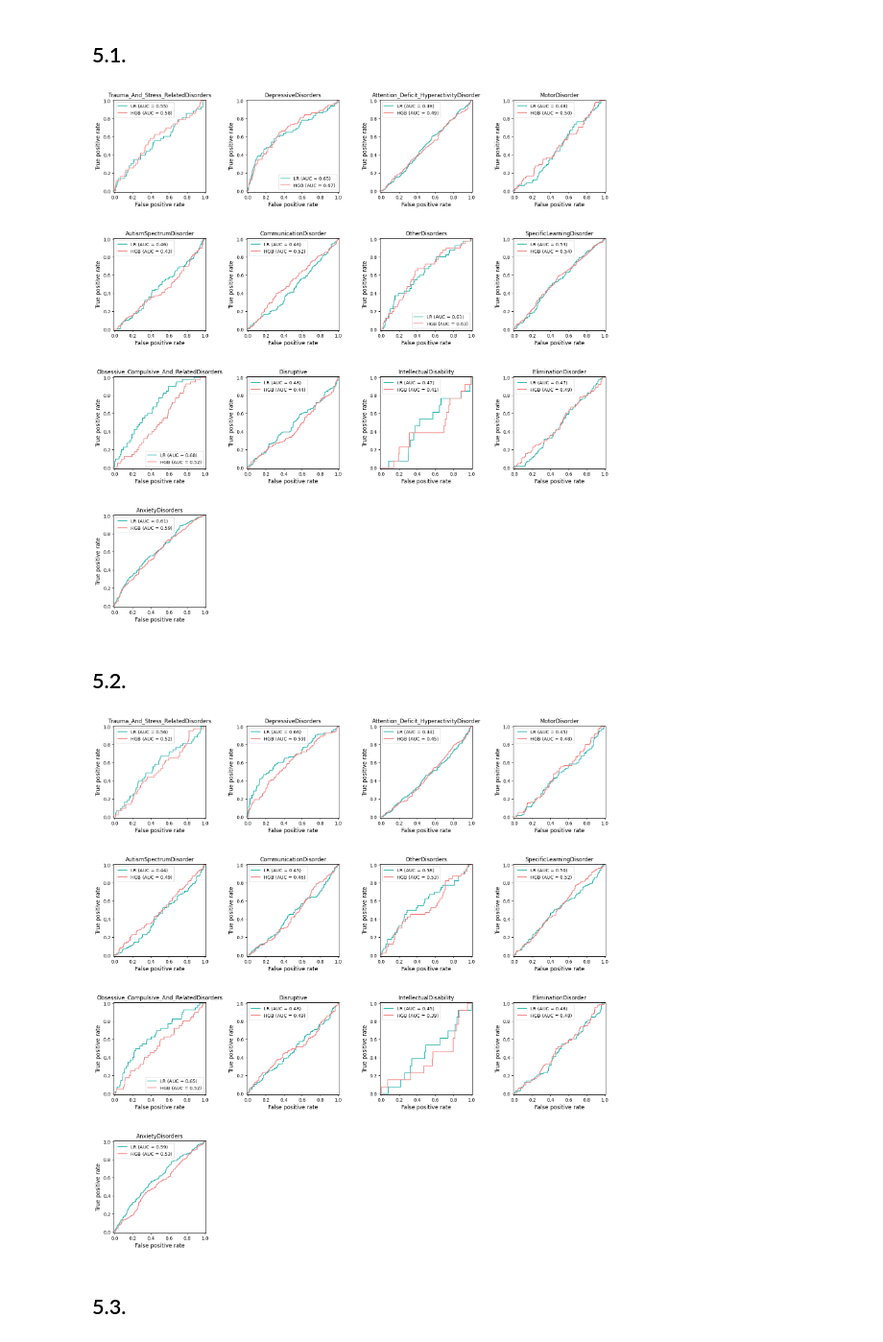
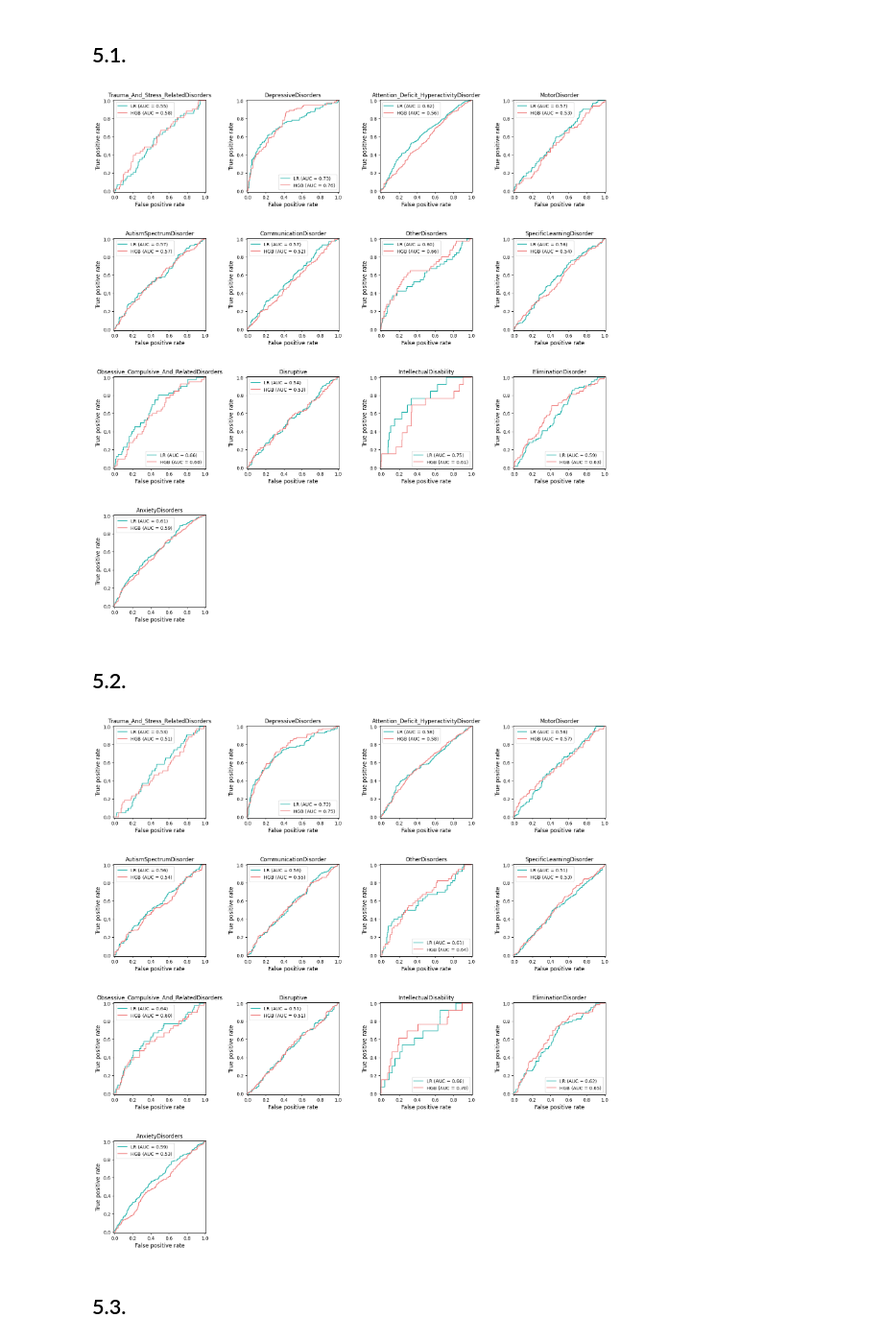
Before and after one commit to damian-jazz/comorbidity_prediction, a Jupyter notebook: separate_estimator_analysis.ipynb, the cells around one changed output. Shown at 96% size. Drawn from its saved outputs; the diff is of its cells as text; code cells hidden in the pictures.

```diff
--- a/separate_estimator_analysis.ipynb
+++ b/separate_estimator_analysis.ipynb
@@ -174,0 +215,5 @@ AnxietyDisorders: {'l2_regularization': 0.1, 'learning_rate': 0.01, 'max_iter':
+# %%
+hgb_1_estimators = {}
+
+for k,v in param_dict.items():
+    hgb_1_estimators[k] = HistGradientBoostingClassifier(random_state=0, l2_regularization=v['l2_regularization'], learning_rate=v['learning_rate'], max_iter=v['max_iter']).fit(X_train, Y_train[k])
@@ -261,0 +333,5 @@ AnxietyDisorders: {'C': 0.0001}
+# %%
+lr_2_estimators = {}
+
+for k,v in param_dict.items():
+    lr_2_estimators[k] = LogisticRegression(max_iter=10000, n_jobs=-1, C=v['C'] , random_state=0).fit(X_train, Y_train[k])
@@ -318,0 +405,22 @@ AnxietyDisorders: {'l2_regularization': 0.1, 'learning_rate': 0.1, 'max_iter': 1
+# %%
+# Hardcoded optimal params
+param_dict = {
+    'Trauma_And_Stress_RelatedDisorders': {'l2_regularization': 0.1, 'learning_rate': 0.1, 'max_iter': 200},
+    'DepressiveDisorders': {'l2_regularization': 0.1, 'learning_rate': 0.05, 'max_iter': 100},
+    'Attention_Deficit_HyperactivityDisorder': {'l2_regularization': 0.001, 'learning_rate': 0.05, 'max_iter': 100},
+    'MotorDisorder': {'l2_regularization': 0.1, 'learning_rate': 0.01, 'max_iter': 100},
+    'AutismSpectrumDisorder': {'l2_regularization': 0.01, 'learning_rate': 0.05, 'max_iter': 100},
+    'CommunicationDisorder': {'l2_regularization': 0.001, 'learning_rate': 0.1, 'max_iter': 200},
+    'OtherDisorders': {'l2_regularization': 0.01, 'learning_rate': 0.05, 'max_iter': 200},
+    'SpecificLearningDisorder': {'l2_regularization': 0.001, 'learning_rate': 0.1, 'max_iter': 100},
+    'Obsessive_Compulsive_And_RelatedDisorders': {'l2_regularization': 0.01, 'learning_rate': 0.1, 'max_iter': 100},
+    'Disruptive': {'l2_regularization': 0.001, 'learning_rate': 0.05, 'max_iter': 200},
+    'IntellectualDisability': {'l2_regularization': 0.01, 'learning_rate': 0.1, 'max_iter': 200},
+    'EliminationDisorder': {'l2_regularization': 0.1, 'learning_rate': 0.05, 'max_iter': 200},
+    'AnxietyDisorders': {'l2_regularization': 0.1, 'learning_rate': 0.1, 'max_iter': 100},
+}
+# %%
+hgb_2_estimators = {}
+
+for k,v in param_dict.items():
+    hgb_2_estimators[k] = HistGradientBoostingClassifier(random_state=0, l2_regularization=v['l2_regularization'], learning_rate=v['learning_rate'], max_iter=v['max_iter']).fit(X_train, Y_train[k])
@@ -501,15 +692,15 @@ plot_pr_curves(X_3_test, Y_3_test, lr_3_estimators, hgb_3_estimators, 'over')
 # %% [markdown]
 ## 5.1.
 # %%
-plot_roc_curves(X_1_test, Y_1_test, lr_1_estimators, hgb_1_estimators, 'regular')
+plot_roc_curves(X_test, Y_test, lr_1_estimators, hgb_1_estimators, 'regular')
 # %% [output]
-[figure, old version]
+[figure, new version]
 # %% [markdown]
 ## 5.2.
 # %%
-plot_roc_curves(X_2_test, Y_2_test, lr_2_estimators, hgb_2_estimators, 'under')
+plot_roc_curves(X_test, Y_test, lr_2_estimators, hgb_2_estimators, 'under')
 # %% [output]
-[figure, old version]
+[figure, new version]
 # %% [markdown]
 ## 5.3.
 # %%
```
Also changed, not shown: parts of 36 cells of this notebook, 1 other file.
